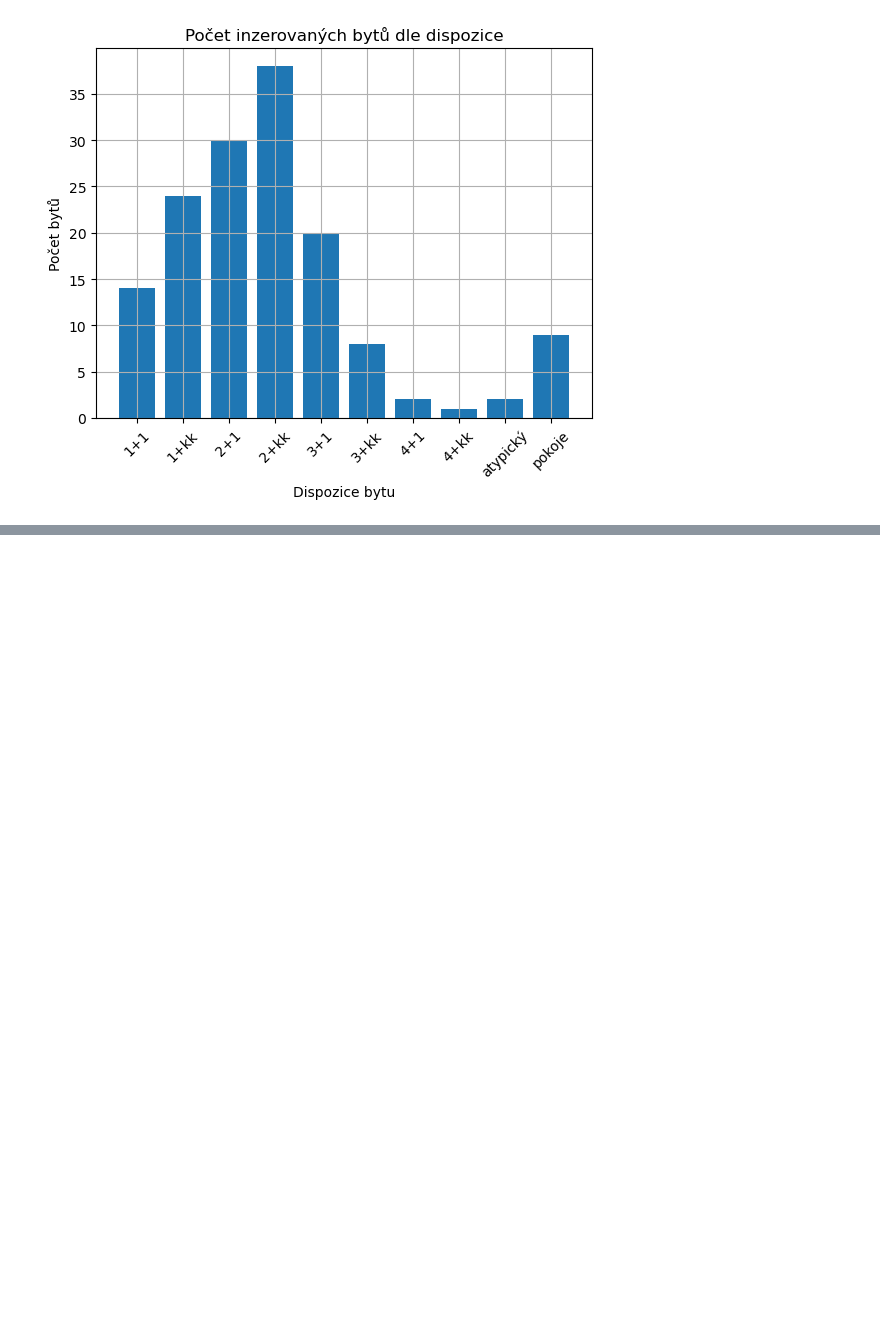
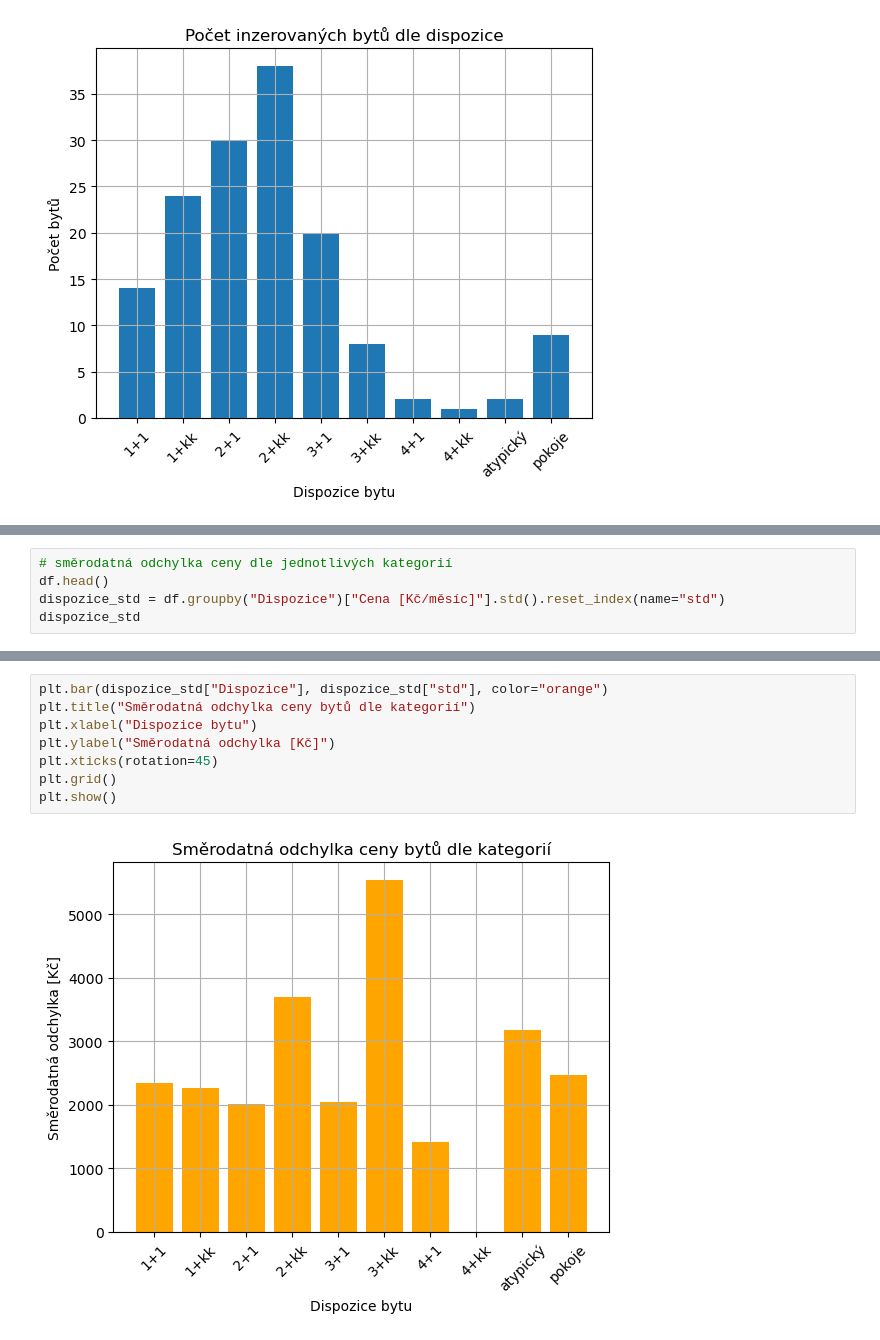
Before and after one commit to alina3-jesterka/Python_Project, a Jupyter notebook: Valentova_projekt_template.ipynb, the cells around one changed output, grey strips where cells are left out. Saved outputs shown, nothing was run; the diff lists cells and outputs as text; blank space fills up the shorter version.

```diff
--- a/Valentova_projekt_template.ipynb
+++ b/Valentova_projekt_template.ipynb
@@ -399,0 +431,5 @@ dispozice_min_max.sort_values(by="Rozdil", ascending=False)
+# %%
+# směrodatná odchylka ceny dle jednotlivých kategorií
+df.head()
+dispozice_std = df.groupby("Dispozice")["Cena [Kč/měsíc]"].std().reset_index(name="std")
+dispozice_std
@@ -399,0 +448,10 @@ dispozice_min_max.sort_values(by="Rozdil", ascending=False)
+# %%
+plt.bar(dispozice_std["Dispozice"], dispozice_std["std"], color="orange")
+plt.title("Směrodatná odchylka ceny bytů dle kategorií")
+plt.xlabel("Dispozice bytu")
+plt.ylabel("Směrodatná odchylka [Kč]")
+plt.xticks(rotation=45)
+plt.grid()
+plt.show()
+# %% [output]
+[figure, added]
```
Also changed, not shown: parts of 7 cells of this notebook, 1 other file.
